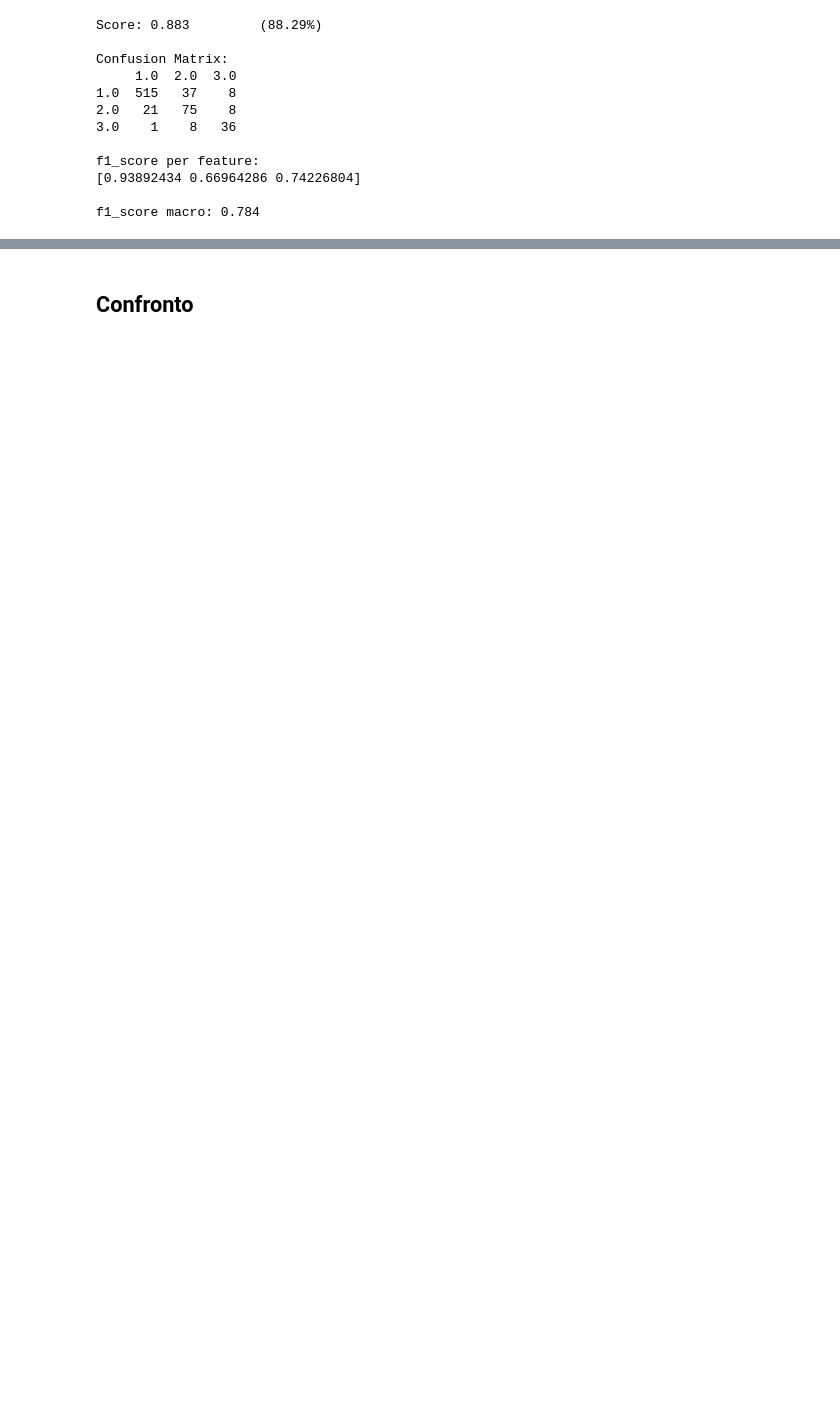
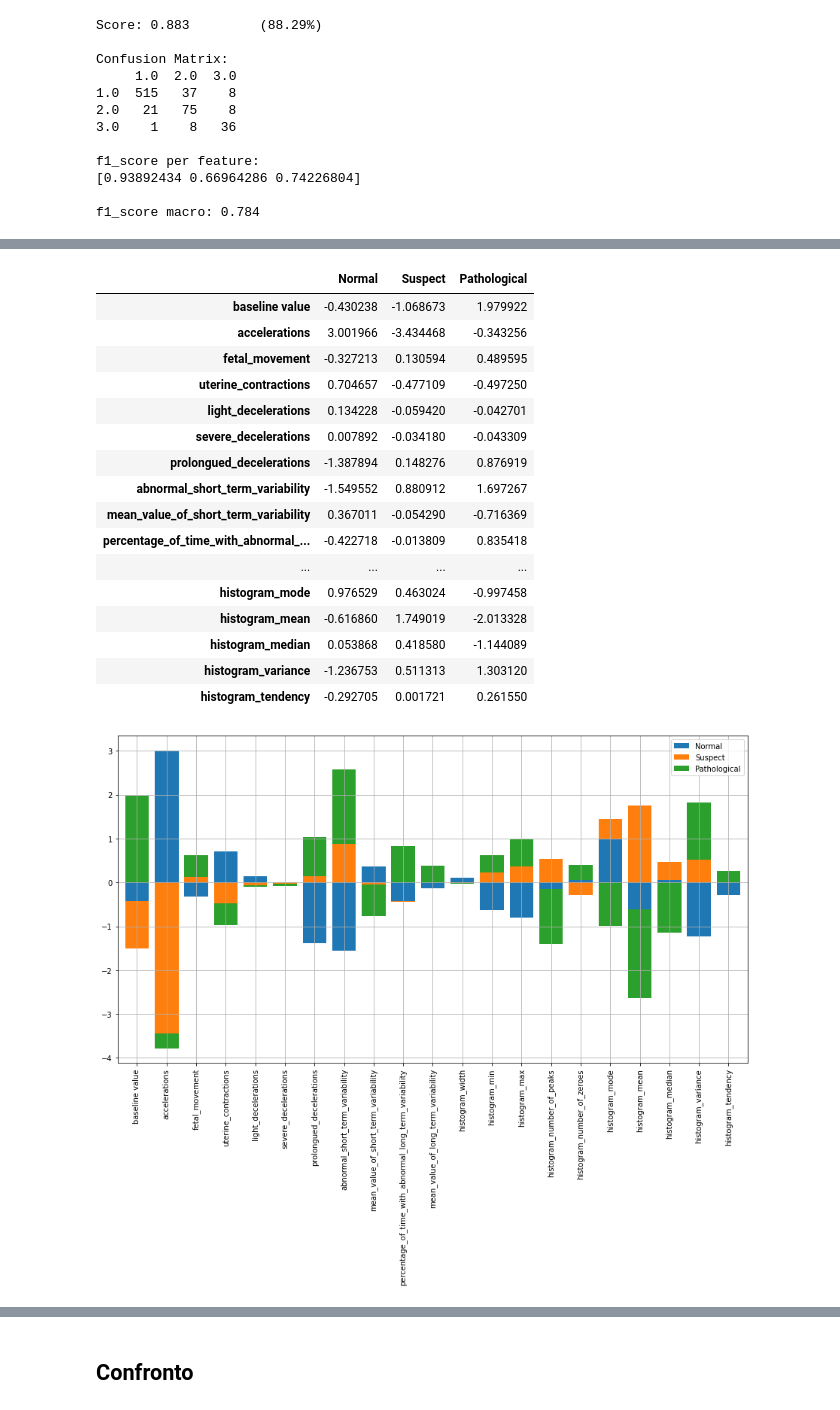
Before and after one commit to tassiluca/dia-project, a Jupyter notebook: fetal_health_classification.ipynb, the cells around one changed output, grey strips where cells are left out. Drawn from its saved outputs; the diff is of its cells as text; code cells hidden in the pictures; blank space fills up the shorter version.

```diff
--- a/fetal_health_classification.ipynb
+++ b/fetal_health_classification.ipynb
@@ -367,23 +317,26 @@ from sklearn.linear_model import LogisticRegression
 params_grid = [
     {
         "scaler": [None, StandardScaler()],
-        "lr__penalty": ["none"]
+        "lr__penalty": ["none"],
+        "lr__multi_class": ["ovr", "multinomial"]
     },
     {
         "scaler": [None, StandardScaler()],
         "lr__penalty": ["l2", "l1"],
-        "lr__C": np.logspace(-3, 3, 7)
+        "lr__C": np.logspace(-3, 3, 7),
+        "lr__multi_class": ["ovr", "multinomial"]
     },
     {
         "scaler": [None, StandardScaler()],
         "lr__penalty": ["elasticnet"],
         "lr__C": np.logspace(-3, 3, 7),
-        "lr__l1_ratio": [.0, 0.2, 0.4, 0.6, 0.8, 1.]
+        "lr__l1_ratio": [.0, 0.2, 0.4, 0.6, 0.8, 1.],
+        "lr__multi_class": ["ovr", "multinomial"]
     }
 ]
 # %%
 logistic_model = Pipeline([
-    ("scaler", None),
+    ("scaler", StandardScaler()),
     ("lr", LogisticRegression(solver="saga"))
 ])
 # %%
@@ -393,3 +362,24 @@ logistic, logistic_best_params, logistic_ranking = \
+# %%
+get_features_scores(logistic)
+# %% [output]
+|  | Normal | Suspect | Pathological |
+| baseline value | -0.430238 | -1.068673 | 1.979922 |
+| accelerations | 3.001966 | -3.434468 | -0.343256 |
+| fetal_movement | -0.327213 | 0.130594 | 0.489595 |
+| uterine_contractions | 0.704657 | -0.477109 | -0.497250 |
+| light_decelerations | 0.134228 | -0.059420 | -0.042701 |
+| severe_decelerations | 0.007892 | -0.034180 | -0.043309 |
+| prolongued_decelerations | -1.387894 | 0.148276 | 0.876919 |
+| abnormal_short_term_variability | -1.549552 | 0.880912 | 1.697267 |
+| mean_value_of_short_term_variability | 0.367011 | -0.054290 | -0.716369 |
+| percentage_of_time_with_abnormal_... | -0.422718 | -0.013809 | 0.835418 |
+| ... | ... | ... | ... |
+| histogram_mode | 0.976529 | 0.463024 | -0.997458 |
+| histogram_mean | -0.616860 | 1.749019 | -2.013328 |
+| histogram_median | 0.053868 | 0.418580 | -1.144089 |
+| histogram_variance | -1.236753 | 0.511313 | 1.303120 |
+| histogram_tendency | -0.292705 | 0.001721 | 0.261550 |
+[figure, added]
 # %%
 print_eval(X_val, y_val, logistic)
 # %% [output]
```
Also changed, not shown: parts of 31 cells of this notebook.
